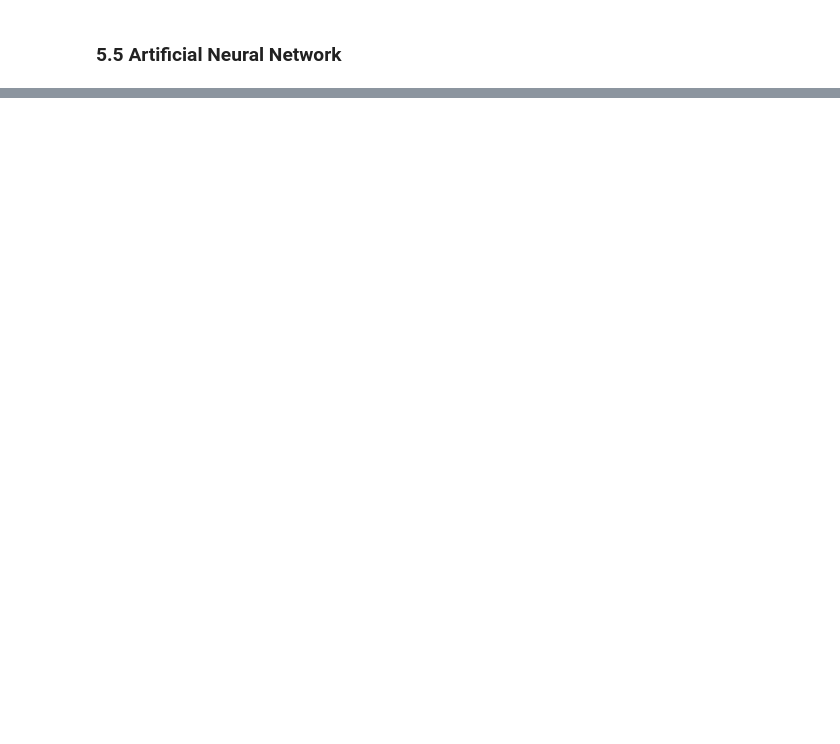
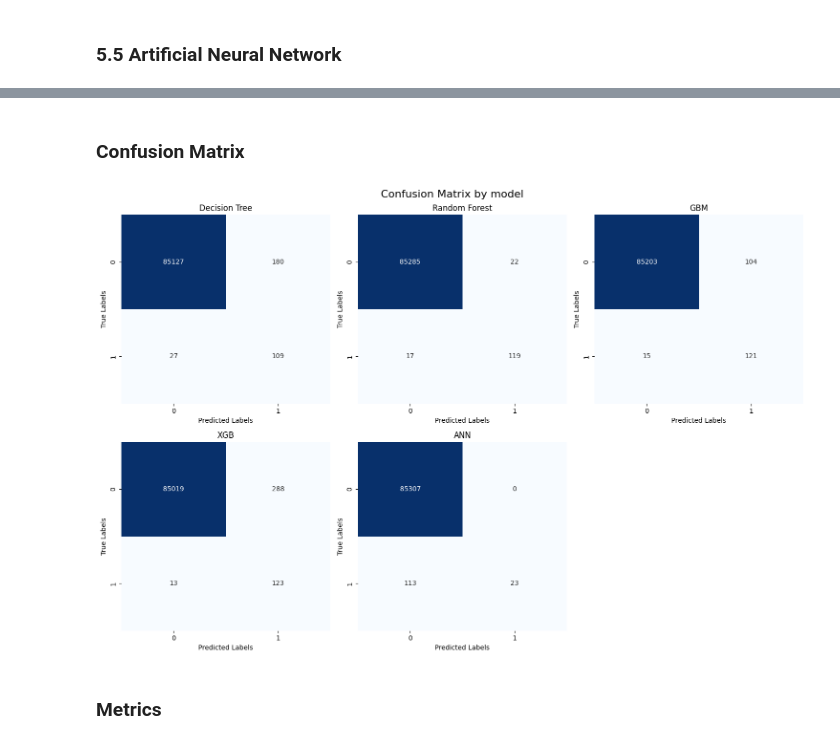
Before and after one commit to 5jpablo/Credit_Card_Fraud_Detection, a Jupyter notebook: Credit_Card_Fraud_Detection.ipynb, the cells around one changed output, grey strips where cells are left out. Cells and saved outputs as stored; diff of their text form; code cells hidden in the pictures; blank space fills up the shorter version.

Commit message:
Model Evaluation

```diff
--- a/Credit_Card_Fraud_Detection.ipynb
+++ b/Credit_Card_Fraud_Detection.ipynb
@@ -351,0 +549,17 @@ print(f'Test set accuracy: {test_accuracy_ann:.4f}\n')
+# %%
+models_names = ['Decision Tree', 'Random Forest', 'GBM', 'XGB', 'ANN']
+test_accuracies = [test_accuracy_dt, test_accuracy_rf, test_accuracy_gb, test_accuracy_xgb, test_accuracy_ann]
+
+results_df = pd.DataFrame({'Model': models_names, 'Test Accuracy': test_accuracies})
+
+plt.figure(figsize=(10, 8))
+barplot = sns.barplot(x='Test Accuracy', y='Model', data=results_df)
+plt.title('Test Accuracy by Model')
+plt.xlabel('Test Accuracy')
+plt.ylabel('Model')
+
+for index, row in results_df.iterrows():
+    barplot.text(row['Test Accuracy'] + 0.002, index, f'{row["Test Accuracy"]:.4f}', color='black', ha="left", fontsize=9)
+
+plt.tight_layout()
+plt.show()
@@ -351,0 +568,34 @@ print(f'Test set accuracy: {test_accuracy_ann:.4f}\n')
+# %% [markdown]
+### Confusion Matrix
+# %%
+from sklearn.metrics import confusion_matrix
+
+#Confusion Matrix for each model
+cm_dt = confusion_matrix(y_test, y_pred_dt)
+cm_rf = confusion_matrix(y_test, y_pred_rf)
+cm_gb = confusion_matrix(y_test, y_pred_gb)
+cm_xgb = confusion_matrix(y_test, y_pred_xgb)
+cm_ann = confusion_matrix(y_test, y_pred_ann_int)
+
+# List of cms
+cms = [cm_dt, cm_rf, cm_gb, cm_xgb, cm_ann]
+
+
+# Plot
+fig, axes = plt.subplots(2, 3, figsize=(15, 10))
+plt.suptitle('Confusion Matrix by model', fontsize=16)
+for ax, cm, model_name in zip(axes.flatten(), cms, models_names):
+    sns.heatmap(cm, annot=True, fmt='d', cmap='Blues', cbar=False, ax=ax)
+    ax.set_title(f'{model_name}')
+    ax.set_xlabel('Predicted Labels', fontsize=10)
+    ax.set_ylabel('True Labels', fontsize=10)
+    ax.set_xticklabels(['0', '1'])
+    ax.set_yticklabels(['0', '1'], va='center')
+
+fig.delaxes(axes[1, 2])
+plt.tight_layout()
+plt.show()
+# %% [output]
+[figure, added]
+# %% [markdown]
+### Metrics
```
Also changed, not shown: parts of 31 cells of this notebook, 1 other file.
